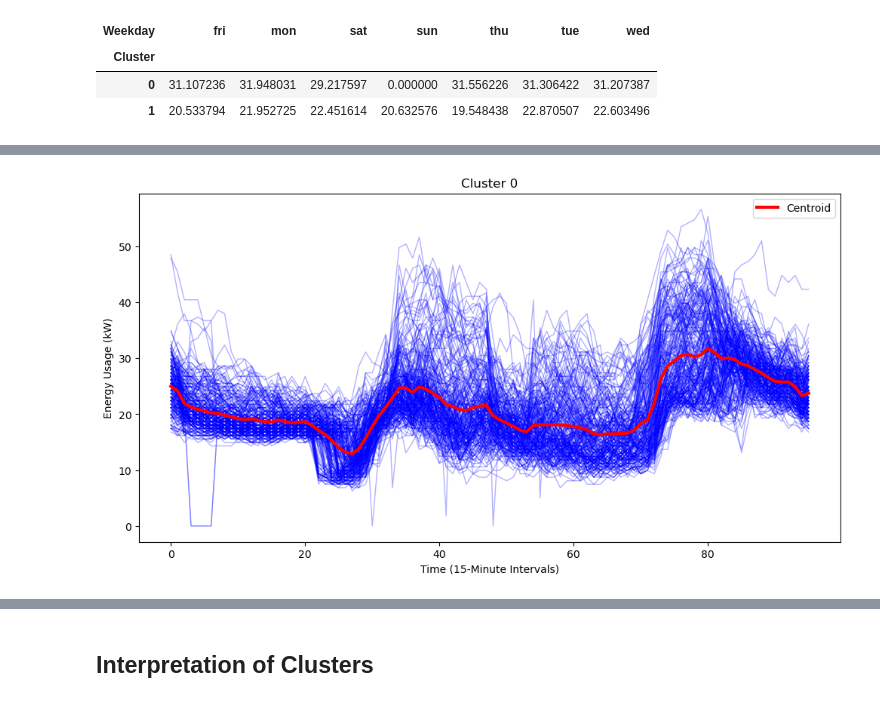
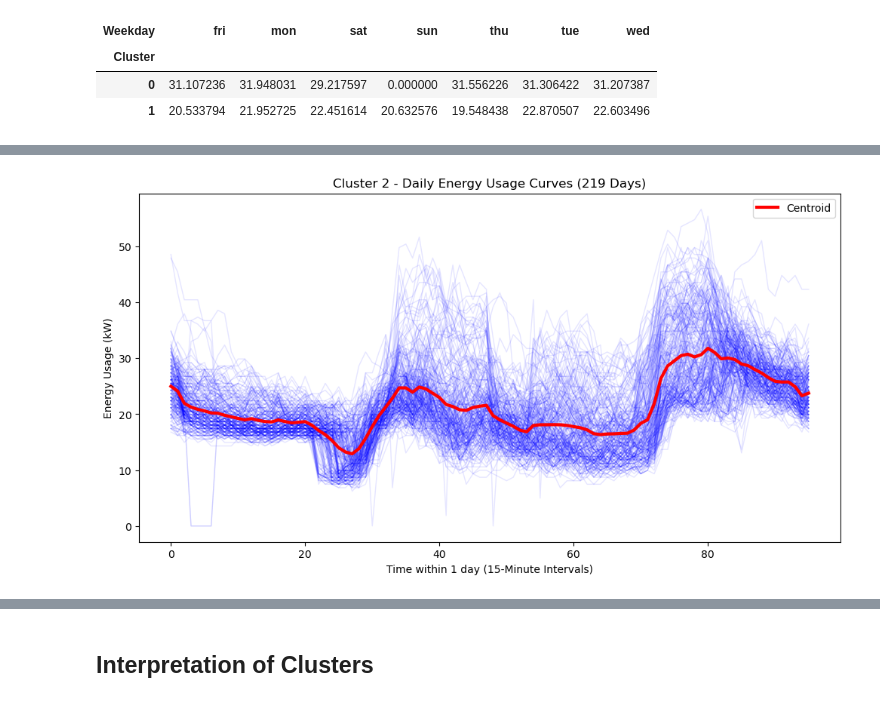
Before and after one commit to JordanVercillo/data_science, a Jupyter notebook: machine_learning/assignments/assignment2.ipynb, the cells around one changed output, grey strips where cells are left out. Saved outputs shown, nothing was run; the diff lists cells and outputs as text; code cells hidden in the pictures.

```diff
--- a/machine_learning/assignments/assignment2.ipynb
+++ b/machine_learning/assignments/assignment2.ipynb
@@ -626,0 +640,6 @@ weekday_counts_per_cluster
+# %%
+cluster_assignments['Month'] = cluster_assignments['Full_Date'].dt.month
+
+month_counts_per_cluster = cluster_assignments.groupby(['Cluster', 'Month']).size().unstack(fill_value=0)
+
+month_counts_per_cluster
@@ -638,3 +663,10 @@ average_energy_usage_per_weekday
 | Cluster |  |  |  |  |  |  |  |
 | 0 | 31.107236 | 31.948031 | 29.217597 | 0.000000 | 31.556226 | 31.306422 | 31.207387 |
 | 1 | 20.533794 | 21.952725 | 22.451614 | 20.632576 | 19.548438 | 22.870507 | 22.603496 |
+# %%
+# Average energy usage per week
+average_energy_usage_per_week = cluster_assignments.groupby(['Cluster', 'Week']).apply(
+    lambda group: np.mean([np.mean(curve) for curve in group['Energy Usage']])
+).unstack(fill_value=0)
+
+average_energy_usage_per_week
@@ -640,0 +679,7 @@ average_energy_usage_per_weekday
+# %%
+# Average energy usage per month
+average_energy_usage_per_month = cluster_assignments.groupby(['Cluster', 'Month']).apply(
+    lambda group: np.mean([np.mean(curve) for curve in group['Energy Usage']])
+).unstack(fill_value=0)
+
+average_energy_usage_per_month
@@ -679,37 +760,66 @@ plt.show()
 # %%
-cluster = 1  # 0 for Cluster 1, 1 for Cluster 2
+cluster = 1  # Cluster 2
 
-cluster_weekday_avg = average_energy_usage_per_weekday.loc[cluster]
+# Define weekday order explicitly
+weekday_order = ['mon', 'tue', 'wed', 'thu', 'fri', 'sat', 'sun']
 
-# custom weekday order
-weekday_order = ['mon', 'tue', 'wed', 'thu', 'fri', 'sat', 'sun']
-cluster_weekday_avg = cluster_weekday_avg[weekday_order]
+# Weekday averages
+cluster_weekday_avg = average_energy_usage_per_weekday.loc[cluster, weekday_order]
 
+# Weekly averages
+cluster_weekly_avg = average_energy_usage_per_week.loc[cluster]
+
+# Monthly averages
+cluster_monthly_avg = average_energy_usage_per_month.loc[cluster]
+
+# Number of data points in the cluster
+clients_cluster_1 = cluster_counts.loc[cluster]
+
+# Extract cluster data for plotting
 cluster_mask = labels == cluster
-
-
 cluster_data = list(compress(X, cluster_mask))
 
+# Plot 1: Daily curves
 plt.figure(figsize=(12, 6))
-plt.title(f"Cluster 1")  # Use the cluster number
-plt.xlabel("Time (15-Minute Intervals)")
+plt.title(f"Cluster {cluster + 1} - Daily Energy Usage Curves ({clients_cluster_1} Days)")
+plt.xlabel("Time within 1 day (15-Minute Intervals)")
 plt.ylabel("Energy Usage (kW)")
 for curve in cluster_data:
-    plt.plot(curve, color='blue', alpha=0.3, linewidth=1)  # Individual curves in light blue
-
-centroid = centroids[cluster]
-plt.plot(centroid, color='red', linewidth=3, label="Centroid")  # Plot the centroid in red
+    plt.plot(curve, color='blue', alpha=0.1, linewidth=1)
+plt.plot(centroids[cluster], color='red', linewidth=3, label="Centroid")
 plt.legend()
 plt.show()
 
+# Plot 2: Weekday averages
 plt.figure(figsize=(12, 6))
-plt.title(f"Average Energy Usage Per Weekday - Cluster 1")  # Same cluster number
+plt.title(f"Cluster {cluster + 1} - Average Energy Usage per Weekday")
 plt.xlabel("Weekday")
 plt.ylabel("Average Energy Usage (kW)")
-
-weekdays = cluster_weekday_avg.index
-plt.plot(weekdays, cluster_weekday_avg.values, color='blue', linewidth=3, label="Average Energy Usage")
+plt.plot(cluster_weekday_avg.index, cluster_weekday_avg.values, marker='o', color='blue', linewidth=3, label="Avg Weekday Usage")
+plt.axhline(cluster_weekday_avg.mean(), color='red', linestyle='--', linewidth=2, label=f"Overall Avg: {cluster_weekday_avg.mean():.2f} kW")
 plt.legend()
 plt.show()
+
+# Plot 3: Weekly averages
+plt.figure(figsize=(12, 6))
+plt.title(f"Cluster {cluster + 1} - Average Weekly Energy Usage")
+plt.xlabel("Week Number")
+plt.ylabel("Average Energy Usage (kW)")
+plt.plot(cluster_weekly_avg.index, cluster_weekly_avg.values, color='green', linewidth=2, marker='o')
+plt.axhline(cluster_weekly_avg.mean(), color='red', linestyle='--', linewidth=2, label=f"Overall Avg: {cluster_weekly_avg.mean():.2f} kW")
+plt.legend()
+plt.show()
+
+# Plot 4: Monthly averages
+plt.figure(figsize=(12, 6))
+plt.title(f"Cluster {cluster + 1} - Average Monthly Energy Usage")
+plt.xlabel("Month")
+plt.ylabel("Average Energy Usage (kW)")
+months_labels = ['Jan', 'Feb', 'Mar', 'Apr', 'May', 'Jun', 'Jul', 'Aug', 'Sep', 'Oct', 'Nov', 'Dec']
+plt.plot(cluster_monthly_avg.index, cluster_monthly_avg.values, color='purple', linewidth=3, marker='o', label="Avg Monthly Usage")
+plt.xticks(ticks=range(1, 13), labels=months_labels)
+plt.axhline(cluster_monthly_avg.mean(), color='red', linestyle='--', linewidth=2, label=f"Overall Avg: {cluster_monthly_avg.mean():.2f} kW")
+plt.legend()
+plt.show()
 # %% [output]
-[figure, old version]
+[figure, new version]
```
Also changed, not shown: parts of 27 cells of this notebook.
